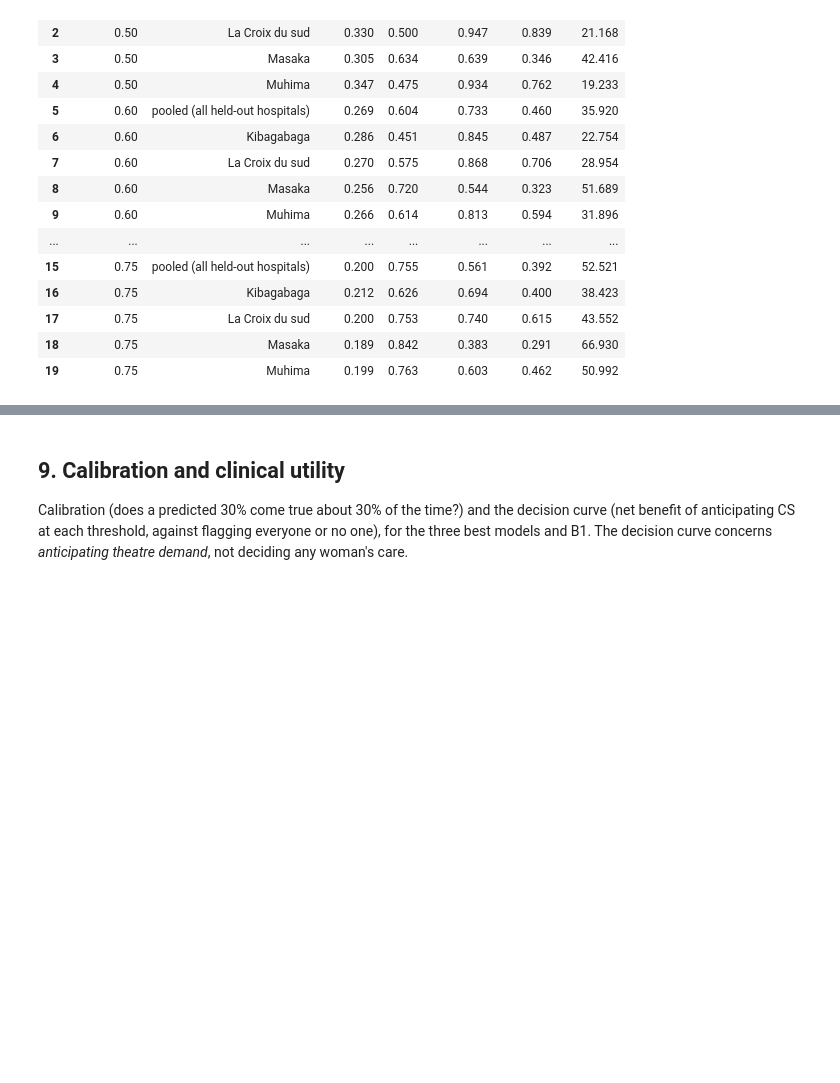
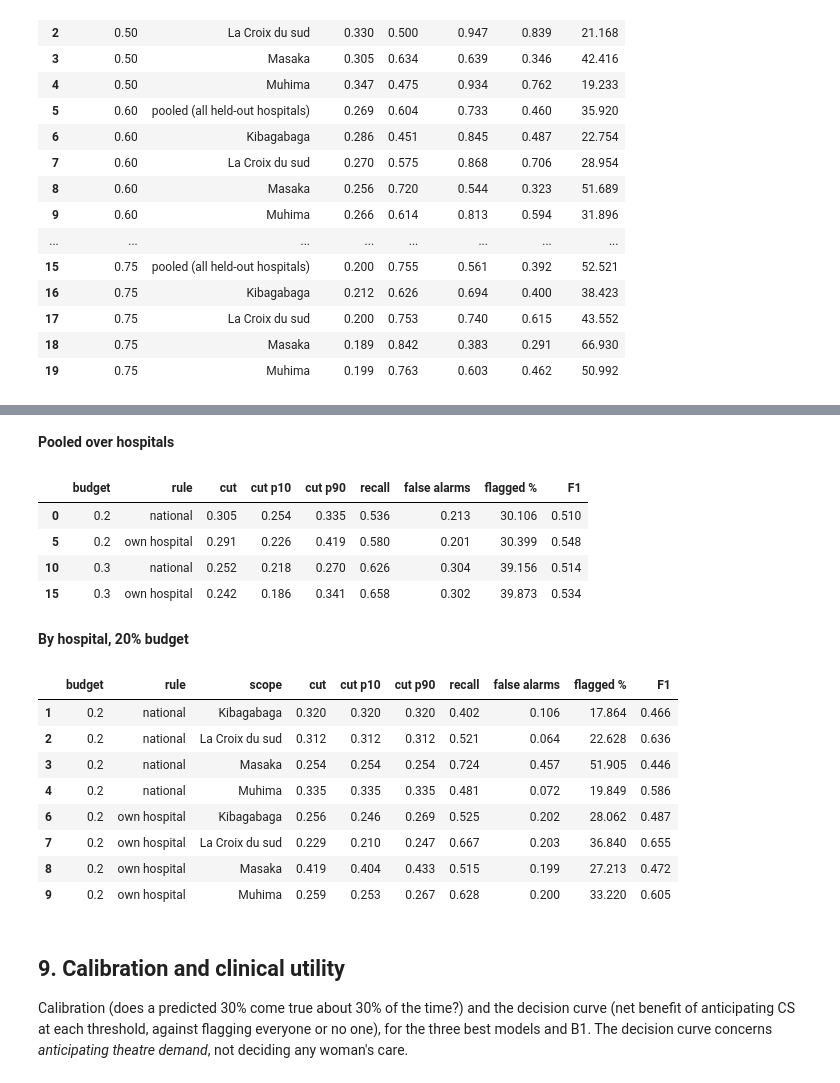
Before and after one commit to icyeza/robby, a Jupyter notebook: ML/notebooks/02_model_training.ipynb, the cells around one changed output, grey strips where cells are left out. Saved outputs shown, nothing was run; the diff lists cells and outputs as text; code cells hidden in the pictures; blank space fills up the shorter version.

Commit message:
docs(ml): notebook 02 section 8.2 per-hospital cuts; link from notebook 03 recalibration

```diff
--- a/ML/notebooks/02_model_training.ipynb
+++ b/ML/notebooks/02_model_training.ipynb
@@ -676,3 +684,30 @@ else:
+# %%
+cut_path = nb.reports / "recall" / "hospital_cut.csv"
+if cut_path.exists():
+    cuts = pd.read_csv(cut_path)
+    display(Markdown("**Pooled over hospitals**"))
+    display(cuts[cuts["scope"] == "pooled"].drop(columns="scope").round(3))
+    display(Markdown("**By hospital, 20% budget**"))
+    display(cuts[(cuts["scope"] != "pooled") & (cuts["budget"] == 0.2)].round(3))
+else:
+    print("hospital cut report not found: run scripts/hospital_cut_report.py")
+# %% [output]
+**Pooled over hospitals**
+|  | budget | rule | cut | cut p10 | cut p90 | recall | false alarms | flagged % | F1 |
+| 0 | 0.2 | national | 0.305 | 0.254 | 0.335 | 0.536 | 0.213 | 30.106 | 0.510 |
+| 5 | 0.2 | own hospital | 0.291 | 0.226 | 0.419 | 0.580 | 0.201 | 30.399 | 0.548 |
+| 10 | 0.3 | national | 0.252 | 0.218 | 0.270 | 0.626 | 0.304 | 39.156 | 0.514 |
+| 15 | 0.3 | own hospital | 0.242 | 0.186 | 0.341 | 0.658 | 0.302 | 39.873 | 0.534 |
+**By hospital, 20% budget**
+|  | budget | rule | scope | cut | cut p10 | cut p90 | recall | false alarms | flagged % | F1 |
+| 1 | 0.2 | national | Kibagabaga | 0.320 | 0.320 | 0.320 | 0.402 | 0.106 | 17.864 | 0.466 |
+| 2 | 0.2 | national | La Croix du sud | 0.312 | 0.312 | 0.312 | 0.521 | 0.064 | 22.628 | 0.636 |
+| 3 | 0.2 | national | Masaka | 0.254 | 0.254 | 0.254 | 0.724 | 0.457 | 51.905 | 0.446 |
+| 4 | 0.2 | national | Muhima | 0.335 | 0.335 | 0.335 | 0.481 | 0.072 | 19.849 | 0.586 |
+| 6 | 0.2 | own hospital | Kibagabaga | 0.256 | 0.246 | 0.269 | 0.525 | 0.202 | 28.062 | 0.487 |
+| 7 | 0.2 | own hospital | La Croix du sud | 0.229 | 0.210 | 0.247 | 0.667 | 0.203 | 36.840 | 0.655 |
+| 8 | 0.2 | own hospital | Masaka | 0.419 | 0.404 | 0.433 | 0.515 | 0.199 | 27.213 | 0.472 |
+| 9 | 0.2 | own hospital | Muhima | 0.259 | 0.253 | 0.267 | 0.628 | 0.200 | 33.220 | 0.605 |
 # %% [markdown]
 ## 9. Calibration and clinical utility
 
```
Also changed, not shown: parts of 2 cells of this notebook, 1 other file.
